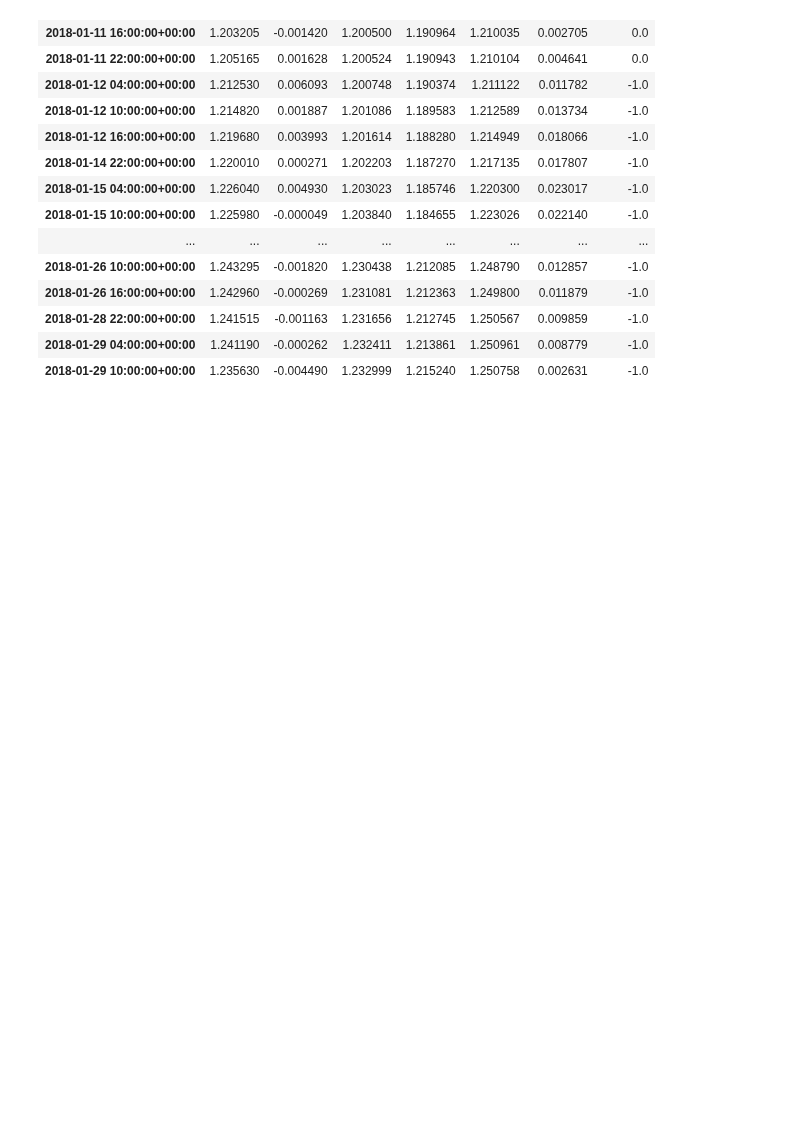
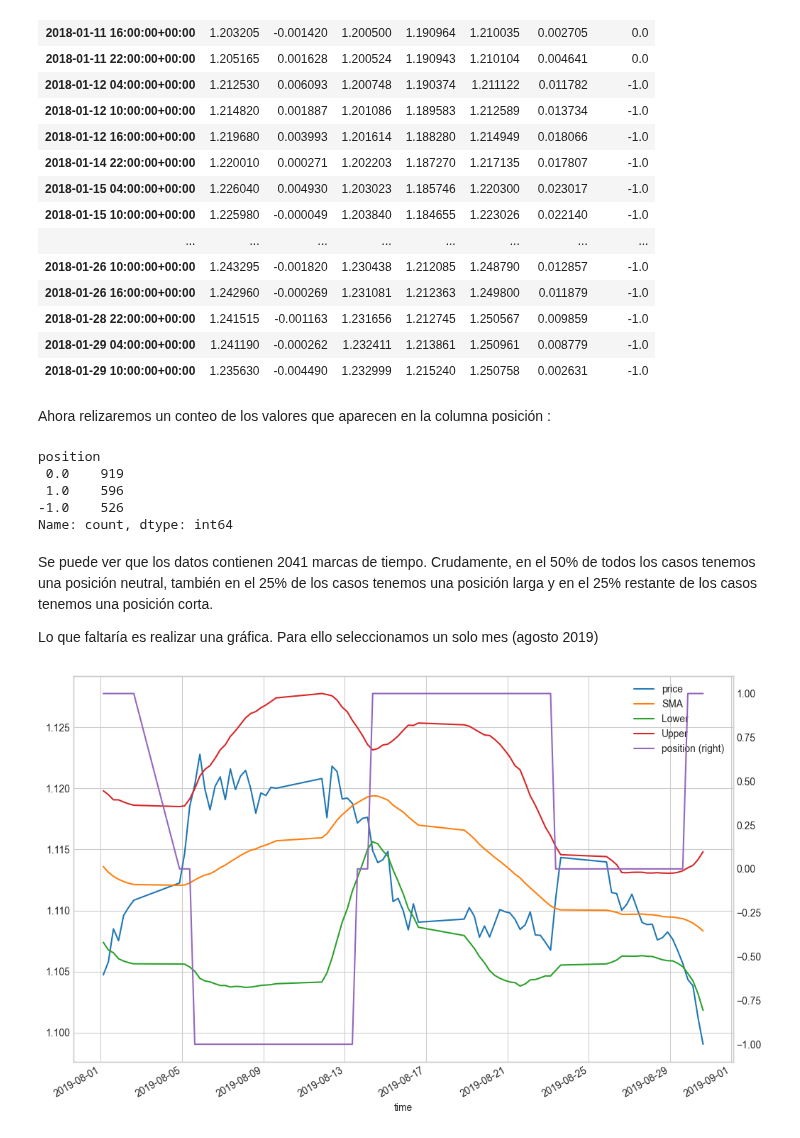
Before and after one commit to mario812/algo-trading-env, a Jupyter notebook: 3.3.2_6-getting_data.ipynb, the cells around one changed output. Saved outputs shown, nothing was run; the diff lists cells and outputs as text; code cells hidden in the pictures; blank space fills up the shorter version.

Commit message:
falta terminar (pc)

```diff
--- a/3.3.2_6-getting_data.ipynb
+++ b/3.3.2_6-getting_data.ipynb
@@ -280,3 +280,22 @@ data.head(50)
 | 2018-01-28 22:00:00+00:00 | 1.241515 | -0.001163 | 1.231656 | 1.212745 | 1.250567 | 0.009859 | -1.0 |
 | 2018-01-29 04:00:00+00:00 | 1.241190 | -0.000262 | 1.232411 | 1.213861 | 1.250961 | 0.008779 | -1.0 |
 | 2018-01-29 10:00:00+00:00 | 1.235630 | -0.004490 | 1.232999 | 1.215240 | 1.250758 | 0.002631 | -1.0 |
+# %% [markdown]
+Ahora relizaremos un conteo de los valores que aparecen en la columna posición :
+# %%
+data.position.value_counts()
+# %% [output]
+position
+ 0.0    919
+ 1.0    596
+-1.0    526
+Name: count, dtype: int64
+# %% [markdown]
+Se puede ver que los datos contienen 2041 marcas de tiempo. Crudamente, en el 50% de todos los casos tenemos una posición neutral, también en el 25% de los casos tenemos una posición larga y en el 25% restante de los casos tenemos una posición corta.
+
+Lo que faltaría es realizar una gráfica. Para ello seleccionamos un solo mes (agosto 2019)
+# %%
+data.drop(columns = ["returns", "distance"]).loc["2019-08"].plot(figsize= (12,8), secondary_y = ["position"])
+plt.show()
+# %% [output]
+[figure, added]
```
Also changed, not shown: parts of 1 cell of this notebook.
